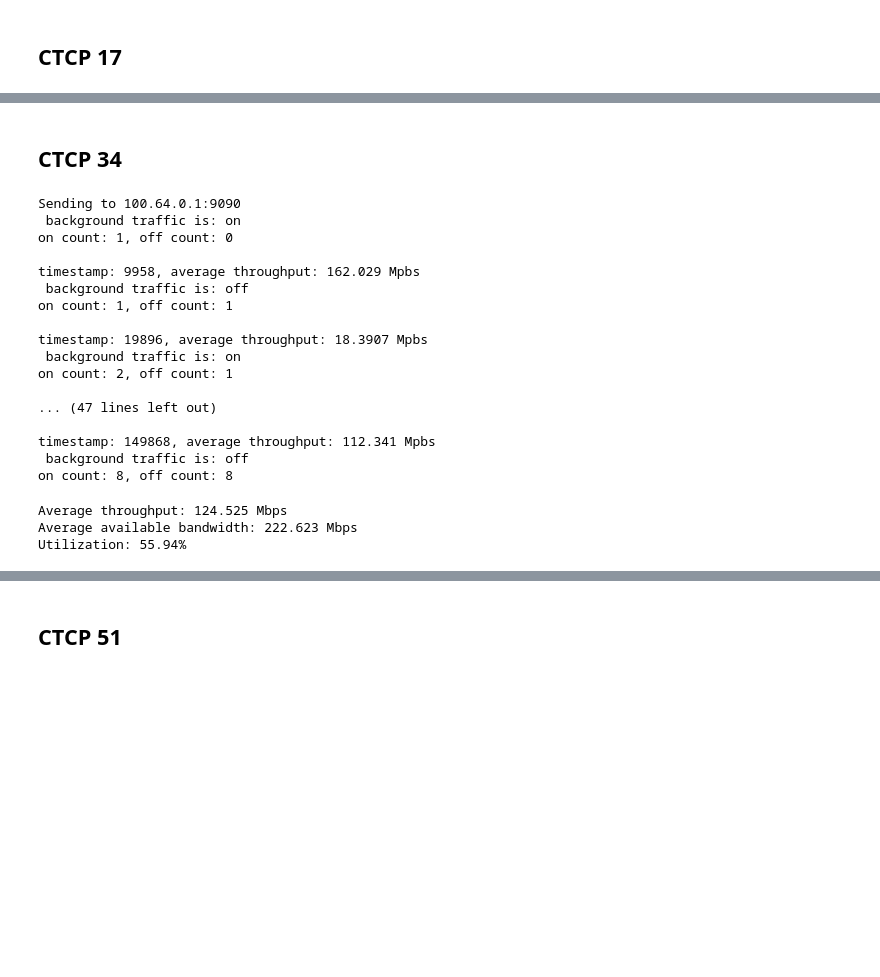
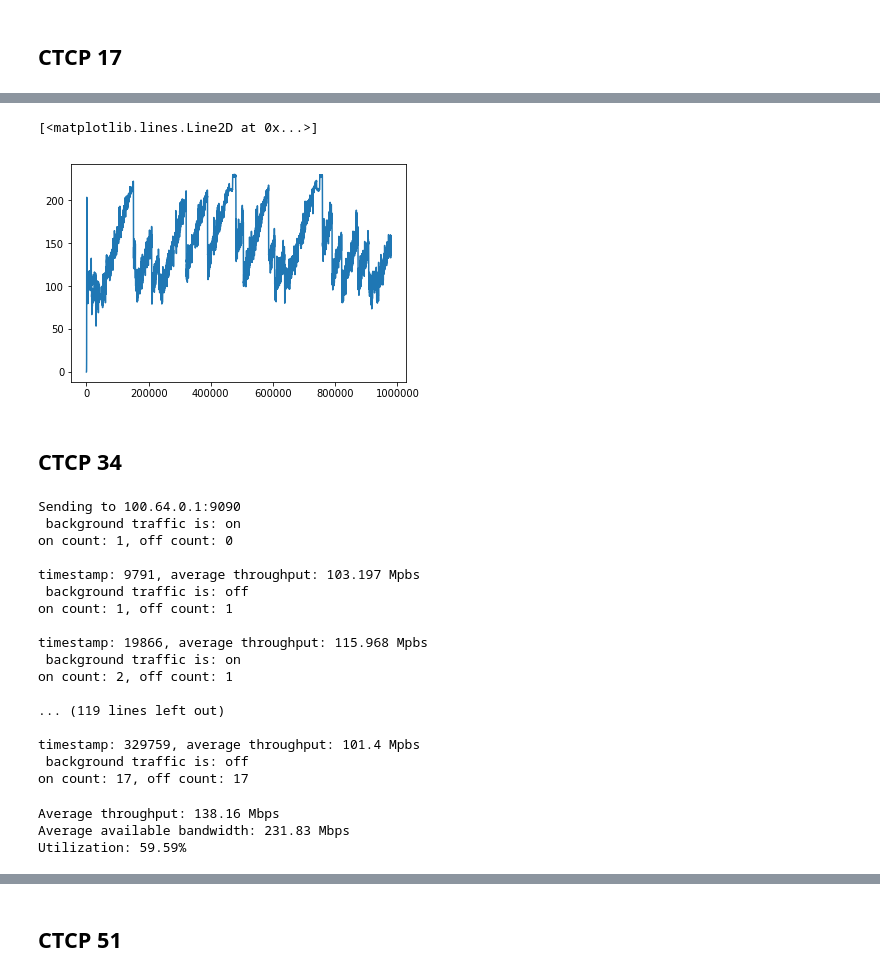
Before and after one commit to tleavitt/ctcp-data-analysis, a Jupyter notebook: data-analysis.ipynb, the cells around one changed output, grey strips where cells are left out. Saved outputs shown, nothing was run; the diff lists cells and outputs as text; code cells hidden in the pictures; blank space fills up the shorter version.

```diff
--- a/data-analysis.ipynb
+++ b/data-analysis.ipynb
@@ -120,29 +118,34 @@ Utilization: 53.95%
+# %%
+plt.plot(ctcp17[:, 0], ctcp17[:, 1])
+# %% [output]
+[<matplotlib.lines.Line2D at 0x...>]
+[figure, added]
 # %% [markdown]
 ## CTCP 34
 # %%
-print_cross_traffic_on_off('./datadumps/ctcp34.dump')
+print_cross_traffic_on_off('./datadumps/ctcp34final.dump')
 # %% [output]
 Sending to 100.64.0.1:9090
  background traffic is: on
 on count: 1, off count: 0
 
-timestamp: 9958, average throughput: 162.029 Mpbs
+timestamp: 9791, average throughput: 103.197 Mpbs
  background traffic is: off
 on count: 1, off count: 1
 
-timestamp: 19896, average throughput: 18.3907 Mpbs
+timestamp: 19866, average throughput: 115.968 Mpbs
  background traffic is: on
 on count: 2, off count: 1
 
-... (47 lines left out)
+... (119 lines left out)
 
-timestamp: 149868, average throughput: 112.341 Mpbs
+timestamp: 329759, average throughput: 101.4 Mpbs
  background traffic is: off
-on count: 8, off count: 8
+on count: 17, off count: 17
 # %%
-ctcp34 = extract_time_and_throughput('./datadumps/ctcp34.dump')
+ctcp34 = extract_time_and_throughput('./datadumps/ctcp34final.dump')
 print_throughput_stats(ctcp34, 8, 34)
 # %% [output]
-Average throughput: 124.525 Mbps
-Average available bandwidth: 222.623 Mbps
-Utilization: 55.94%
+Average throughput: 138.16 Mbps
+Average available bandwidth: 231.83 Mbps
+Utilization: 59.59%
```
Also changed, not shown: parts of 60 cells of this notebook, 19 other files.
